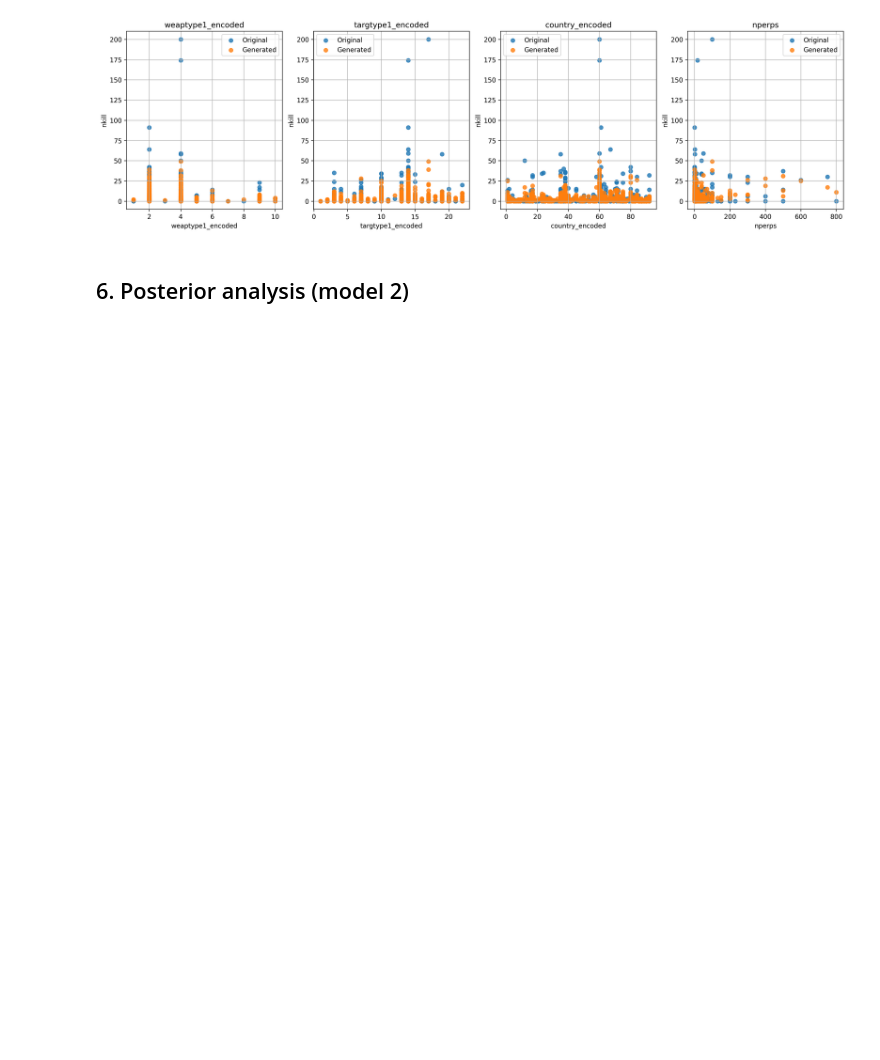
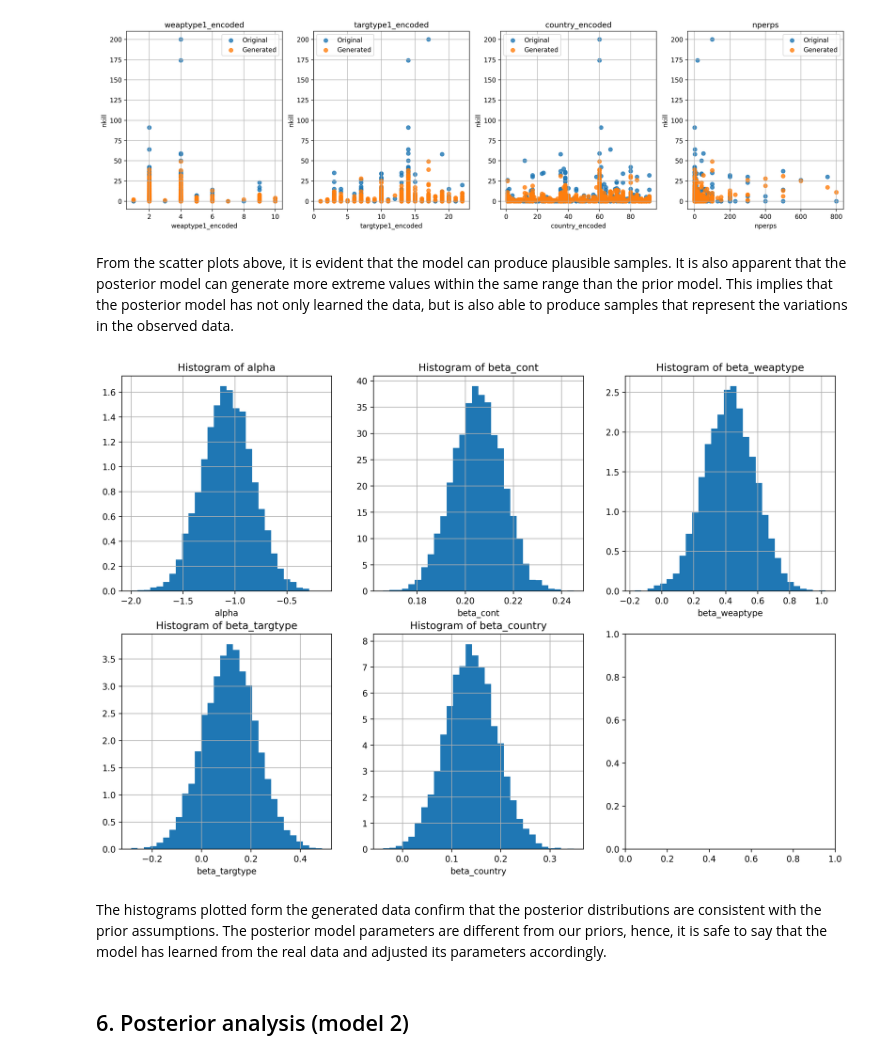
Before and after one commit to cynarski/Data-Analitics-Project, a Jupyter notebook: IdeaV2/V2.ipynb, the cells around one changed output. Saved outputs shown, nothing was run; the diff lists cells and outputs as text; code cells hidden in the pictures; blank space fills up the shorter version.

Commit message:
Only summary

```diff
--- a/IdeaV2/V2.ipynb
+++ b/IdeaV2/V2.ipynb
@@ -415,6 +473,17 @@ hist_compare(df2['nkill'], data)
 scatter_compare_display(df2[['weaptype1_encoded', 'targtype1_encoded', 'country_encoded', 'nperps']], df2["nkill"], data)
 # %% [output]
 [figure]
+# %% [markdown]
+From the scatter plots above, it is evident that the model can produce plausible samples.
+It is also apparent that the posterior model can generate more extreme values within the same range than the prior model.
+This implies that the posterior model has not only learned the data, but is also able to produce samples that represent the variations in the observed data.
+# %%
+hist_disr_posterior_display(sim1)
+# %% [output]
+[figure, added]
+# %% [markdown]
+The histograms plotted form the generated data confirm that the posterior distributions are consistent with the prior assumptions.
+The posterior model parameters are different from our priors, hence, it is safe to say that the model has learned from the real data  and adjusted its parameters accordingly.
 # %% [markdown]
 ## 6. Posterior analysis (model 2)
 # %%
```
Also changed, not shown: parts of 24 cells of this notebook, 8 other files.
